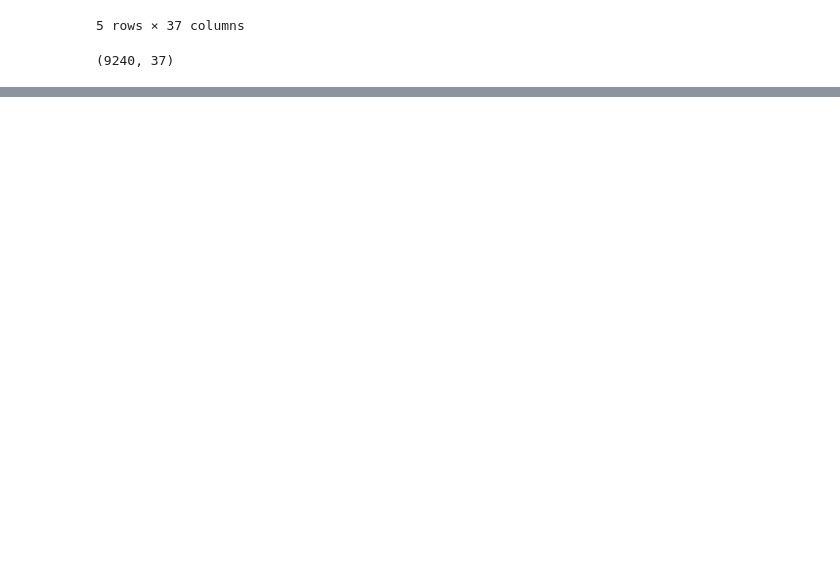
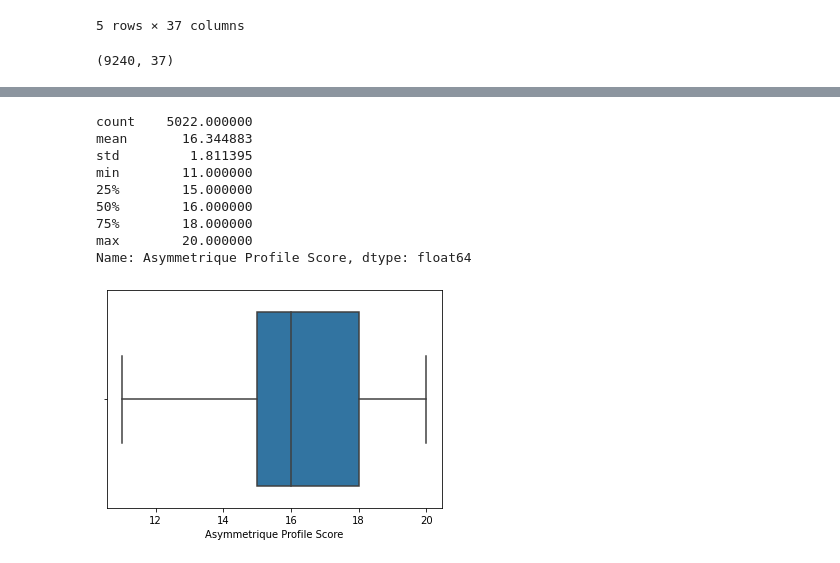
Before and after one commit to KuntamukkalaPavanKumar/Lead_Score_Case_Study, a Jupyter notebook: Lead_Score_Assignment_File_KPK_AC_SK.ipynb, the cells around one changed output, grey strips where cells are left out. Cells and saved outputs as stored; diff of their text form; code cells hidden in the pictures; blank space fills up the shorter version.

```diff
--- a/Lead_Score_Assignment_File_KPK_AC_SK.ipynb
+++ b/Lead_Score_Assignment_File_KPK_AC_SK.ipynb
@@ -41,0 +122,2 @@ Index(['Prospect ID', 'Lead Number', 'Lead Origin', 'Lead Source',
+# %%
+data=data.iloc[:,2:]
@@ -41,0 +180,5 @@ Index(['Prospect ID', 'Lead Number', 'Lead Origin', 'Lead Source',
+# %%
+data['Specialization']=data['Specialization'].replace('Select','Not Specified')
+data['How did you hear about X Education']=data['How did you hear about X Education'].replace('Select','Not Specified')
+data['Lead Profile']=data['Lead Profile'].replace('Select','Unknown Lead')
+data['City']=data['City'].replace('Select','Other Cities')
@@ -41,0 +192,9 @@ Index(['Prospect ID', 'Lead Number', 'Lead Origin', 'Lead Source',
+# %%
+data['Country']=data['Country'].replace(np.nan,'India')
+data['Specialization']=data['Specialization'].replace(np.nan,'Not Specified')
+data['How did you hear about X Education']=data['How did you hear about X Education'].replace(np.nan,'Not Specified')
+data['What is your current occupation']=data['What is your current occupation'].replace(np.nan,'Unemployed')
+data['What matters most to you in choosing a course']=data['What matters most to you in choosing a course'].replace(np.nan,'Better Career Prospects')
+data['Tags']=data['Tags'].replace(np.nan,'Will revert after reading the email')
+data['Lead Profile']=data['Lead Profile'].replace(np.nan,'Unknown Lead')
+data['City']=data['City'].replace(np.nan,'Mumbai')
@@ -41,0 +225,4 @@ Index(['Prospect ID', 'Lead Number', 'Lead Origin', 'Lead Source',
+# %%
+data.dropna(inplace=True)
+print("The Null values percentage in the corresponding columns are as folows:","\n",round(data.isnull().sum()*100/len(data),2))
+print("The shape of dataframe after cleaning the data is:",data.shape)
@@ -41,0 +293,14 @@ Index(['Prospect ID', 'Lead Number', 'Lead Origin', 'Lead Source',
+# %%
+sns.boxplot(data['Asymmetrique Profile Score'])
+data['Asymmetrique Profile Score'].describe()
+# %% [output]
+count    5022.000000
+mean       16.344883
+std         1.811395
+min        11.000000
+25%        15.000000
+50%        16.000000
+75%        18.000000
+max        20.000000
+Name: Asymmetrique Profile Score, dtype: float64
+[figure, added]
```
Also changed, not shown: parts of 36 cells of this notebook.
